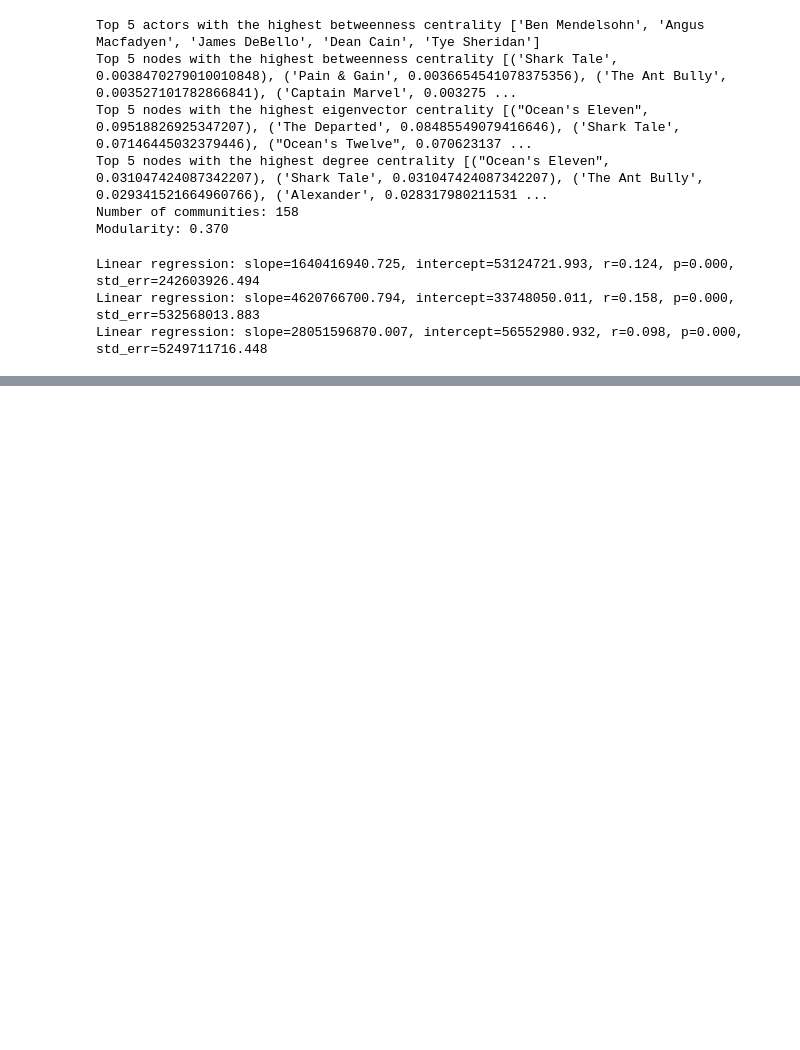
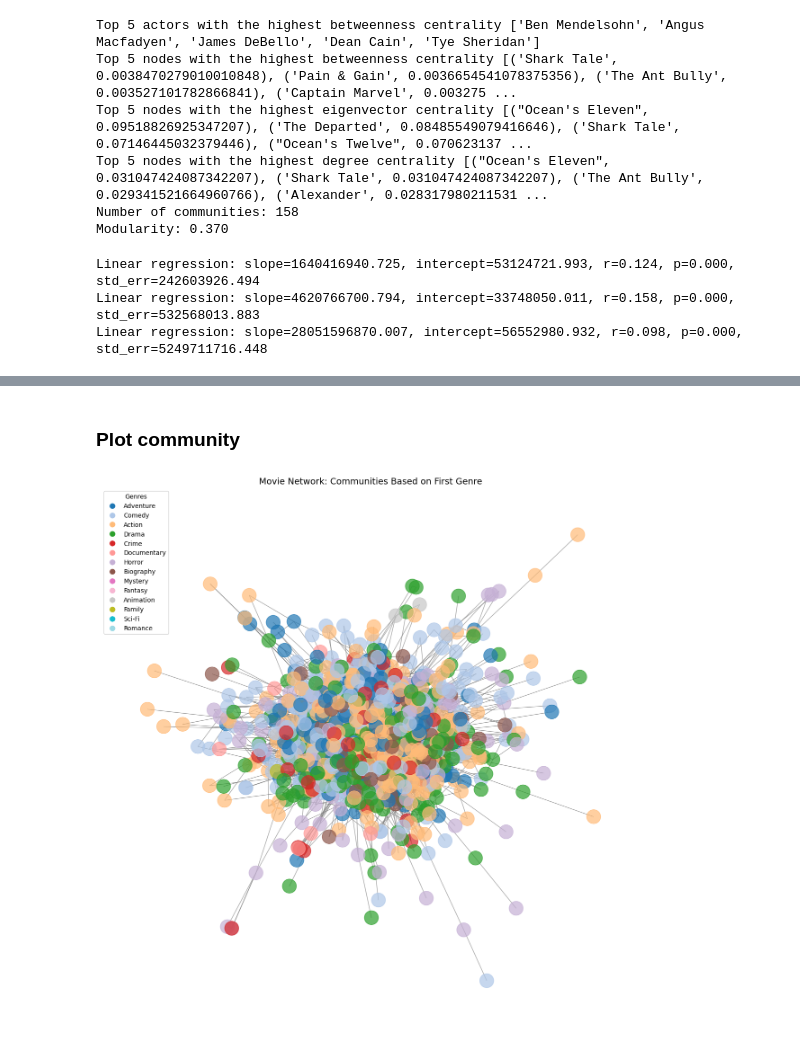
Before and after one commit to michalisdikaiopoulos/Movie-Success-And-Actor-Popularity-Correlation, a Jupyter notebook: ExtractData.ipynb, the cells around one changed output, grey strips where cells are left out. Drawn from its saved outputs; the diff is of its cells as text; code cells hidden in the pictures; blank space fills up the shorter version.

```diff
--- a/ExtractData.ipynb
+++ b/ExtractData.ipynb
@@ -1039,0 +1211,40 @@ Linear regression: slope=28051596870.007, intercept=56552980.932, r=0.098, p=0.0
+# %% [markdown]
+### Plot community
+# %%
+import networkx as nx
+import matplotlib.pyplot as plt
+import numpy as np
+
+# Generate a color map based on the communities (genres)
+color_map = plt.cm.get_cmap("tab20", len(communities_first_genre))
+
+# Create a new plot
+plt.figure(figsize=(12, 12))
+
+# Create a list of colors for each node based on its genre community
+node_colors = []
+for node in graph_largest.nodes():
+    # Get the first genre of the movie
+    first_genre = graph_largest.nodes(data=True)[node]["genres"][0]
+
+    if first_genre != "UNKNOWN":
+        # Get the community index for the first genre
+        community_idx = list(communities_first_genre.keys()).index(first_genre)
+        node_colors.append(color_map(community_idx))
+    else:
+        node_colors.append((0.5, 0.5, 0.5))  # Default color for UNKNOWN genres
+
+# Draw the network with communities as colors
+pos = nx.spring_layout(graph_largest, seed=42)  # Layout for the graph (spring layout is just one option)
+nx.draw(graph_largest, pos, node_color=node_colors, with_labels=False, node_size=500, font_size=10, font_weight="bold", edge_color="gray", alpha=0.7)
+
+# Create a list of genres for the legend
+genre_labels = list(communities_first_genre.keys())
+
+# Add a legend
+handles = [plt.Line2D([0], [0], marker='o', color='w', markerfacecolor=color_map(i), markersize=10) for i in range(len(genre_labels))]
+plt.legend(handles, genre_labels, title="Genres", loc='best')
+plt.title("Movie Network: Communities Based on First Genre", fontsize=14)
+plt.show()
+# %% [output]
+[figure, added]
```
Also changed, not shown: parts of 26 cells of this notebook.
